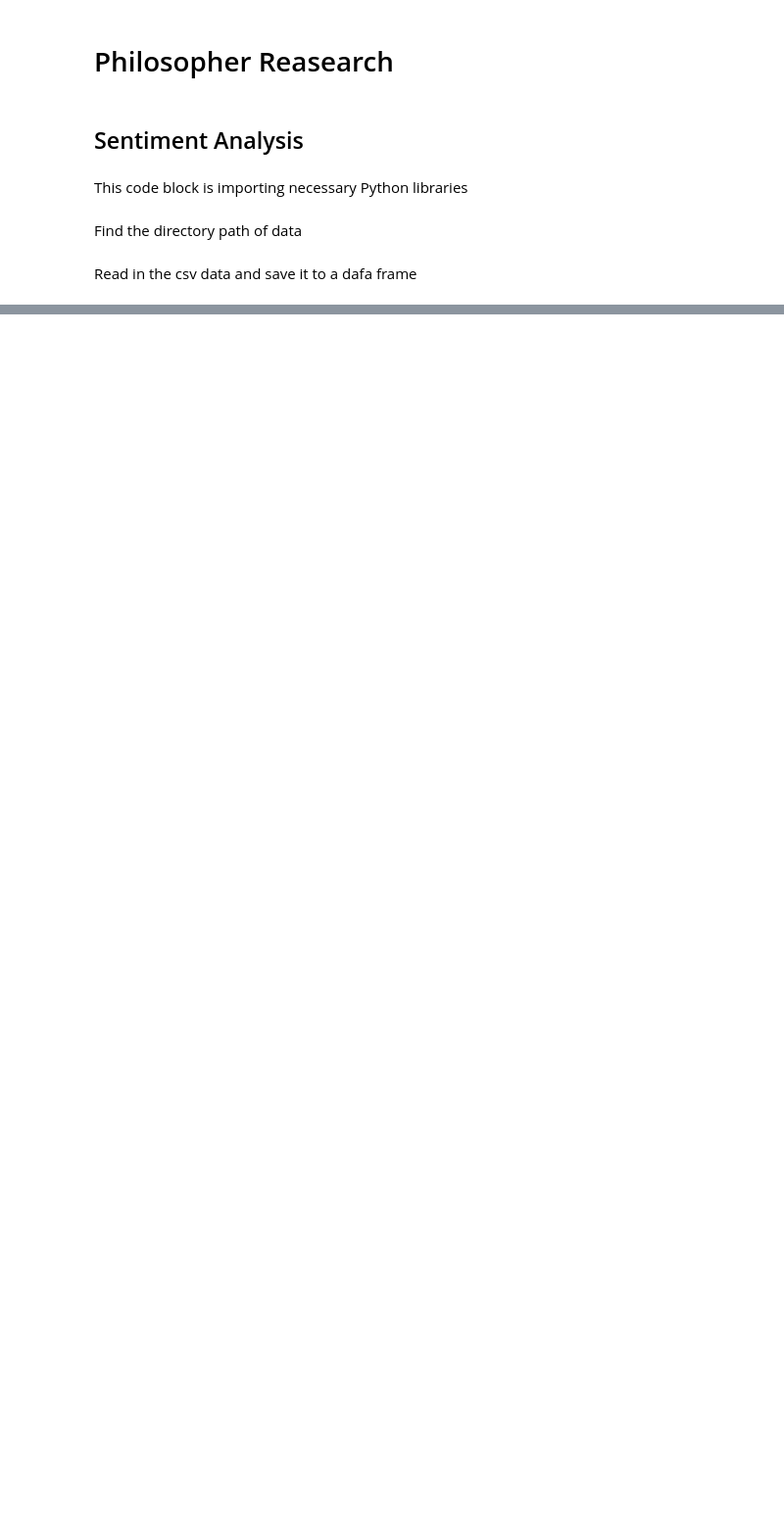
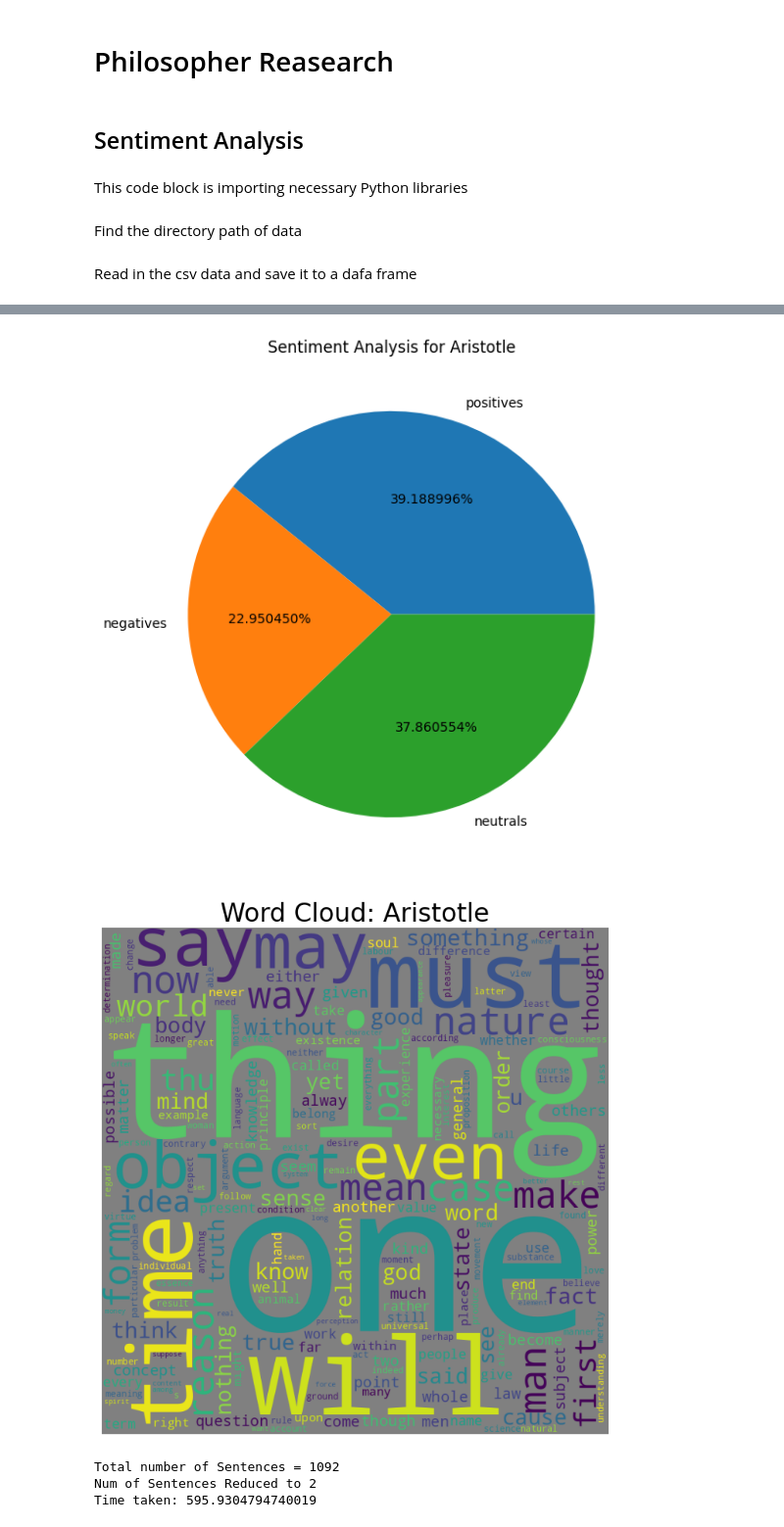
Before and after one commit to thisisgurpal/philosopher-research, a Jupyter notebook: philosopher-research.ipynb, the cells around one changed output, grey strips where cells are left out. Shown: that part at 98% size. Drawn from its saved outputs; the diff is of its cells as text; code cells hidden in the pictures; blank space fills up the shorter version.

Commit message:
finished summary, word cloud and sentiment pie chart

```diff
--- a/philosopher-research.ipynb
+++ b/philosopher-research.ipynb
@@ -37,6 +39,7 @@ df.head()
 | 4 | Plato - Complete Works | Plato | plato | Someone must have indicted you, f... | Someone must have indicted you, f... | -350 | 1997 | ... |
 # %%
 stopwords = list(STOP_WORDS)
+punctuation += '\n'
 
 class DataSummarizer:
 
@@ -62,7 +65,7 @@ class DataSummarizer:
     def calculateWordFrequency(self):
         for word in self.doc:
             lowerWord = word.text.lower()
-            if self.isWordInDict(self, lowerWord):
+            if self.isWordInDict(lowerWord):
                 self.wordFrequencies[lowerWord] += 1
             else:
                 self.wordFrequencies[lowerWord] = 1
@@ -88,6 +91,19 @@ class DataSummarizer:
                         self.sentenceScore[sentence] = self.wordFrequencies[lowerWord]
                     else:
                         self.sentenceScore[sentence] += self.wordFrequencies[lowerWord]
+
+    def SummarizeMyText(self, fractionToReduce = 0.2):
+        self.calculateWordFrequency()
+        self.normaliseWordFrequency()
+        self.calculateSentenceScore()
+
+        reducedSentNum = int (self.numSentences * fractionToReduce)
+        print ('Total number of Sentences = {}'.format(self.numSentences))
+        print('Num of Sentences Reduced to {}'.format(reducedSentNum))
+
+        # summaryList = nlargest(reducedSentNum, self.sentenceScore, key = self.sentenceScore.get)
+        # for sentence in summaryList:
+        #     print(sentence, end = '')
 # %%
 from wordcloud import WordCloud, STOPWORDS
 stopwords = set(STOPWORDS)
@@ -141,0 +186,9 @@ class DataAnalyzer:
+# %%
+AnalyzerClass = DataAnalyzer()
+AnalyzerClass.displayAnalysis(df, 'Aristotle')
+# %% [output]
+[figure, added]
+[figure, added]
+Total number of Sentences = 1092
+Num of Sentences Reduced to 2
+Time taken: 595.9304794740019
```
Also changed, not shown: parts of 2 cells of this notebook.
